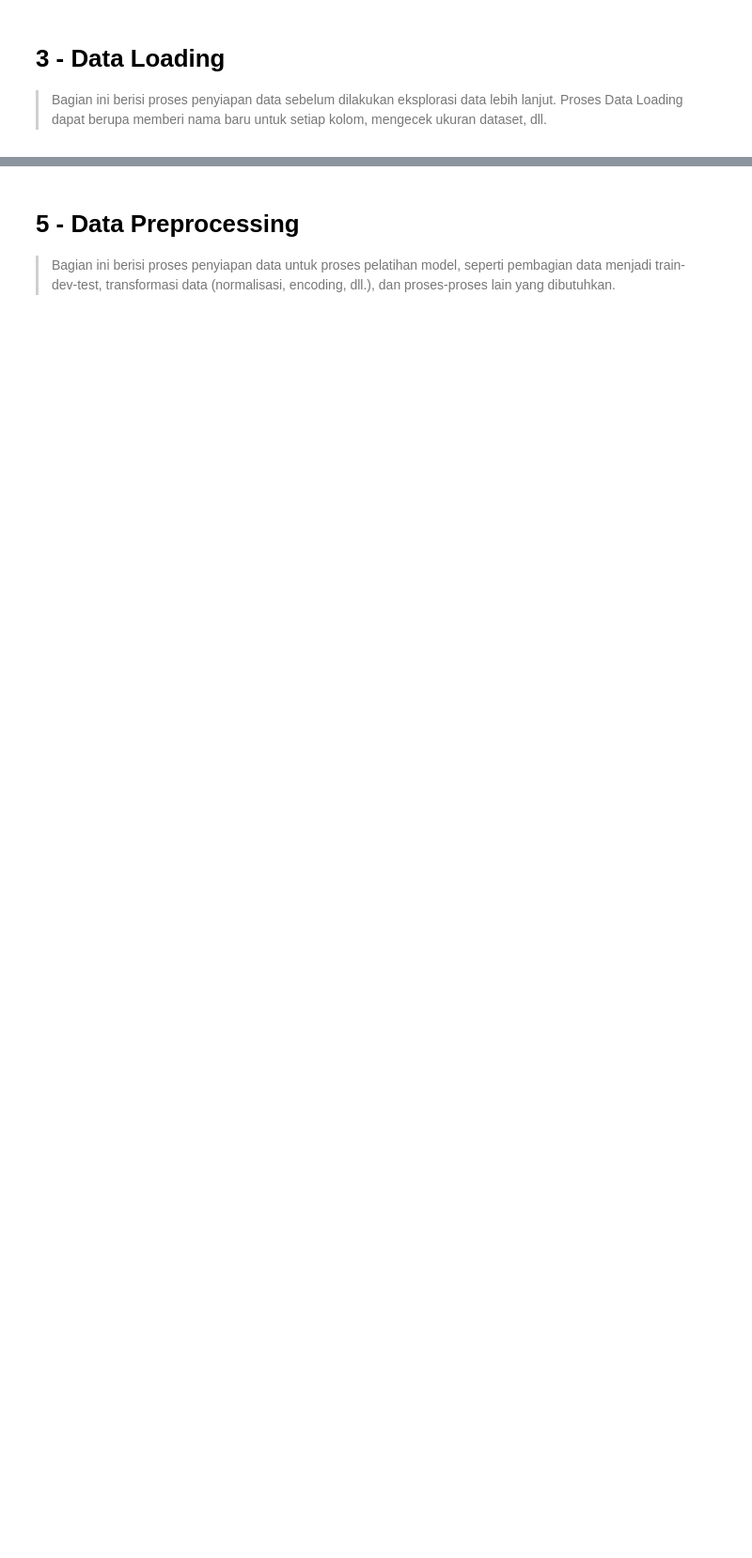
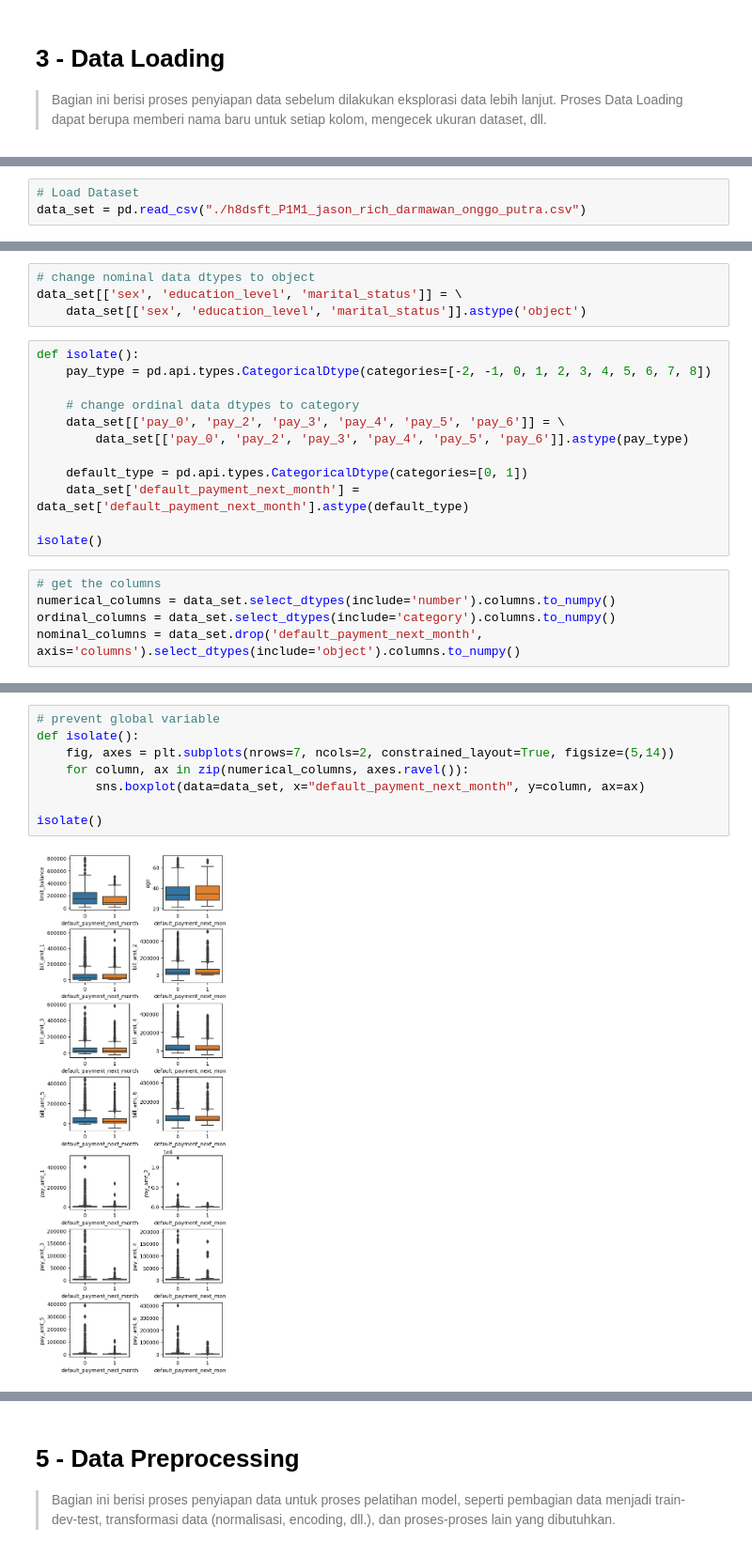
Before and after one commit to jasonrichdarmawan/p1-ml1, a Jupyter notebook: h8dsft_P1M1_jason_rich_darmawan_onggo_putra.ipynb, the cells around one changed output, grey strips where cells are left out. Shown: that part at 94% size. Drawn from its saved outputs; the diff is of its cells as text; blank space fills up the shorter version.

```diff
--- a/h8dsft_P1M1_jason_rich_darmawan_onggo_putra.ipynb
+++ b/h8dsft_P1M1_jason_rich_darmawan_onggo_putra.ipynb
@@ -223,0 +55,3 @@ y or target:
+# %%
+# Load Dataset
+data_set = pd.read_csv("./h8dsft_P1M1_jason_rich_darmawan_onggo_putra.csv")
@@ -223,0 +133,21 @@ y or target:
+# %%
+# change nominal data dtypes to object
+data_set[['sex', 'education_level', 'marital_status']] = \
+    data_set[['sex', 'education_level', 'marital_status']].astype('object')
+# %%
+def isolate():
+    pay_type = pd.api.types.CategoricalDtype(categories=[-2, -1, 0, 1, 2, 3, 4, 5, 6, 7, 8])
+
+    # change ordinal data dtypes to category
+    data_set[['pay_0', 'pay_2', 'pay_3', 'pay_4', 'pay_5', 'pay_6']] = \
+        data_set[['pay_0', 'pay_2', 'pay_3', 'pay_4', 'pay_5', 'pay_6']].astype(pay_type)
+
+    default_type = pd.api.types.CategoricalDtype(categories=[0, 1])
+    data_set['default_payment_next_month'] = data_set['default_payment_next_month'].astype(default_type)
+
+isolate()
+# %%
+# get the columns
+numerical_columns = data_set.select_dtypes(include='number').columns.to_numpy()
+ordinal_columns = data_set.select_dtypes(include='category').columns.to_numpy()
+nominal_columns = data_set.drop('default_payment_next_month', axis='columns').select_dtypes(include='object').columns.to_numpy()
@@ -223,0 +294,10 @@ y or target:
+# %%
+# prevent global variable
+def isolate():
+    fig, axes = plt.subplots(nrows=7, ncols=2, constrained_layout=True, figsize=(5,14))
+    for column, ax in zip(numerical_columns, axes.ravel()):
+        sns.boxplot(data=data_set, x="default_payment_next_month", y=column, ax=ax)
+
+isolate()
+# %% [output]
+[figure, added]
```
Also changed, not shown: parts of 53 cells of this notebook.
